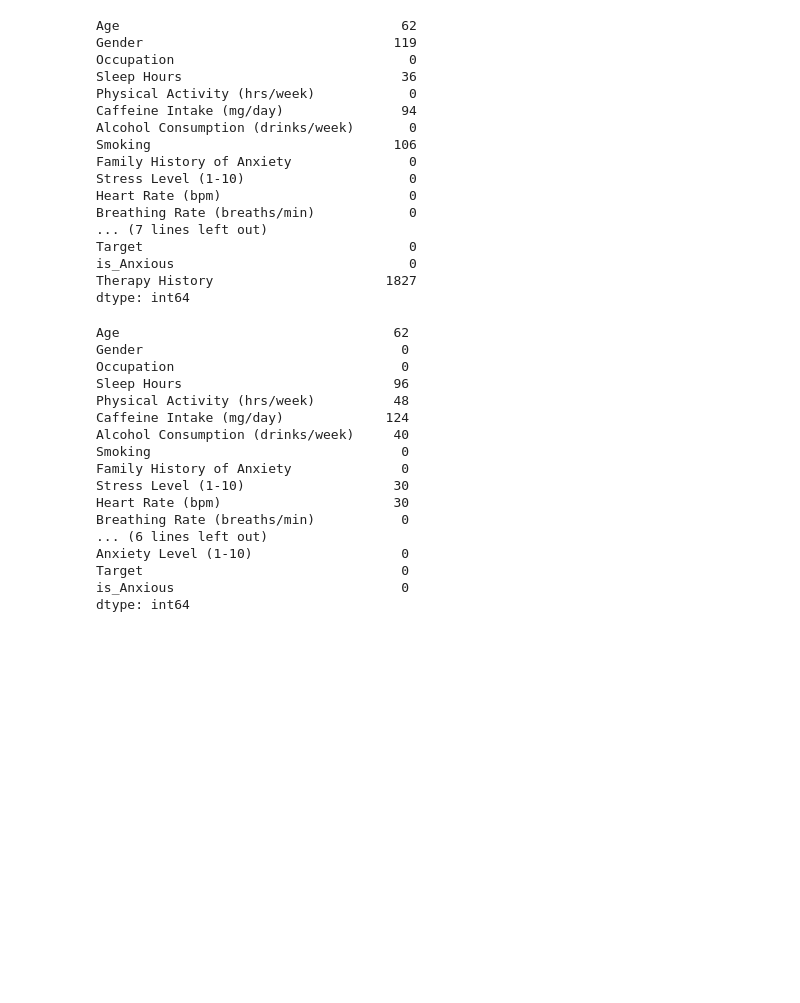
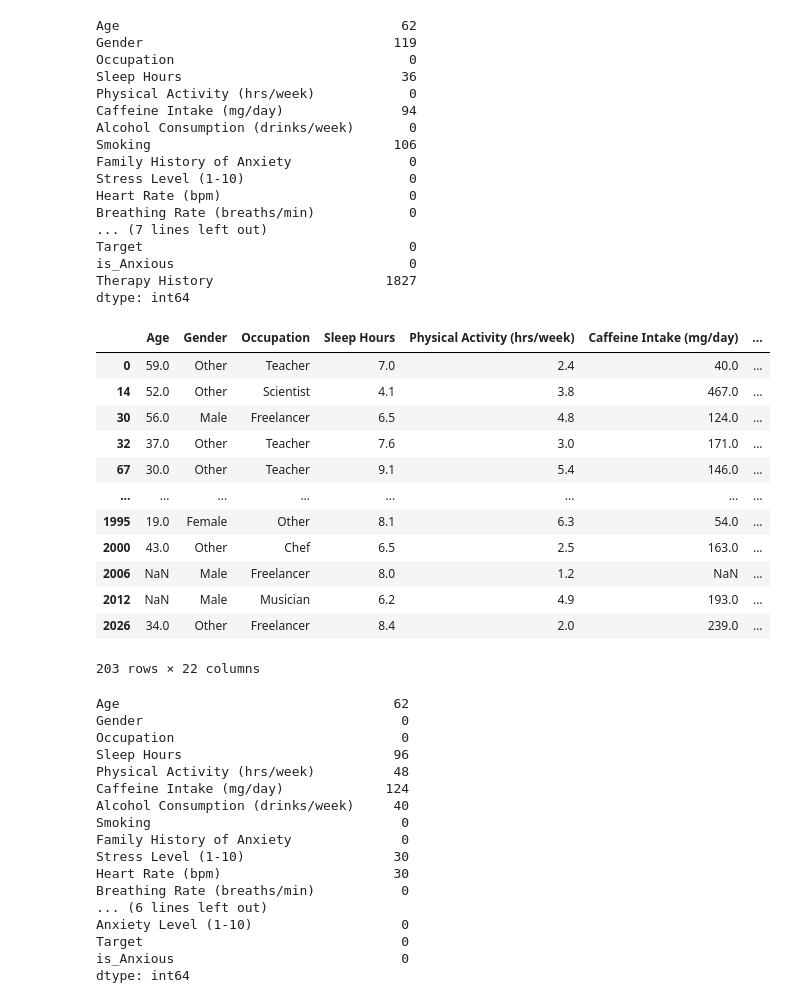
Before and after one commit to reyhanechegini/Social_Anxiety_DataAnalysis, a Jupyter notebook: Pre-Process.ipynb, the cells around one changed output. Drawn from its saved outputs; the diff is of its cells as text; code cells hidden in the pictures; blank space fills up the shorter version.

```diff
--- a/Pre-Process.ipynb
+++ b/Pre-Process.ipynb
@@ -73,6 +73,22 @@ Target                                  0
 is_Anxious                              0
 Therapy History                      1827
 dtype: int64
+# %%
+df[df['Therapy History'].notna()]
+# %% [output]
+|  | Age | Gender | Occupation | Sleep Hours | Physical Activity (hrs/week) | Caffeine Intake (mg/day) | ... |
+| 0 | 59.0 | Other | Teacher | 7.0 | 2.4 | 40.0 | ... |
+| 14 | 52.0 | Other | Scientist | 4.1 | 3.8 | 467.0 | ... |
+| 30 | 56.0 | Male | Freelancer | 6.5 | 4.8 | 124.0 | ... |
+| 32 | 37.0 | Other | Teacher | 7.6 | 3.0 | 171.0 | ... |
+| 67 | 30.0 | Other | Teacher | 9.1 | 5.4 | 146.0 | ... |
+| ... | ... | ... | ... | ... | ... | ... | ... |
+| 1995 | 19.0 | Female | Other | 8.1 | 6.3 | 54.0 | ... |
+| 2000 | 43.0 | Other | Chef | 6.5 | 2.5 | 163.0 | ... |
+| 2006 | NaN | Male | Freelancer | 8.0 | 1.2 | NaN | ... |
+| 2012 | NaN | Male | Musician | 6.2 | 4.9 | 193.0 | ... |
+| 2026 | 34.0 | Other | Freelancer | 8.4 | 2.0 | 239.0 | ... |
+203 rows × 22 columns
 # %%
 df=df.drop(columns=["Therapy History"])
 # %%
```
Also changed, not shown: parts of 7 cells of this notebook.
